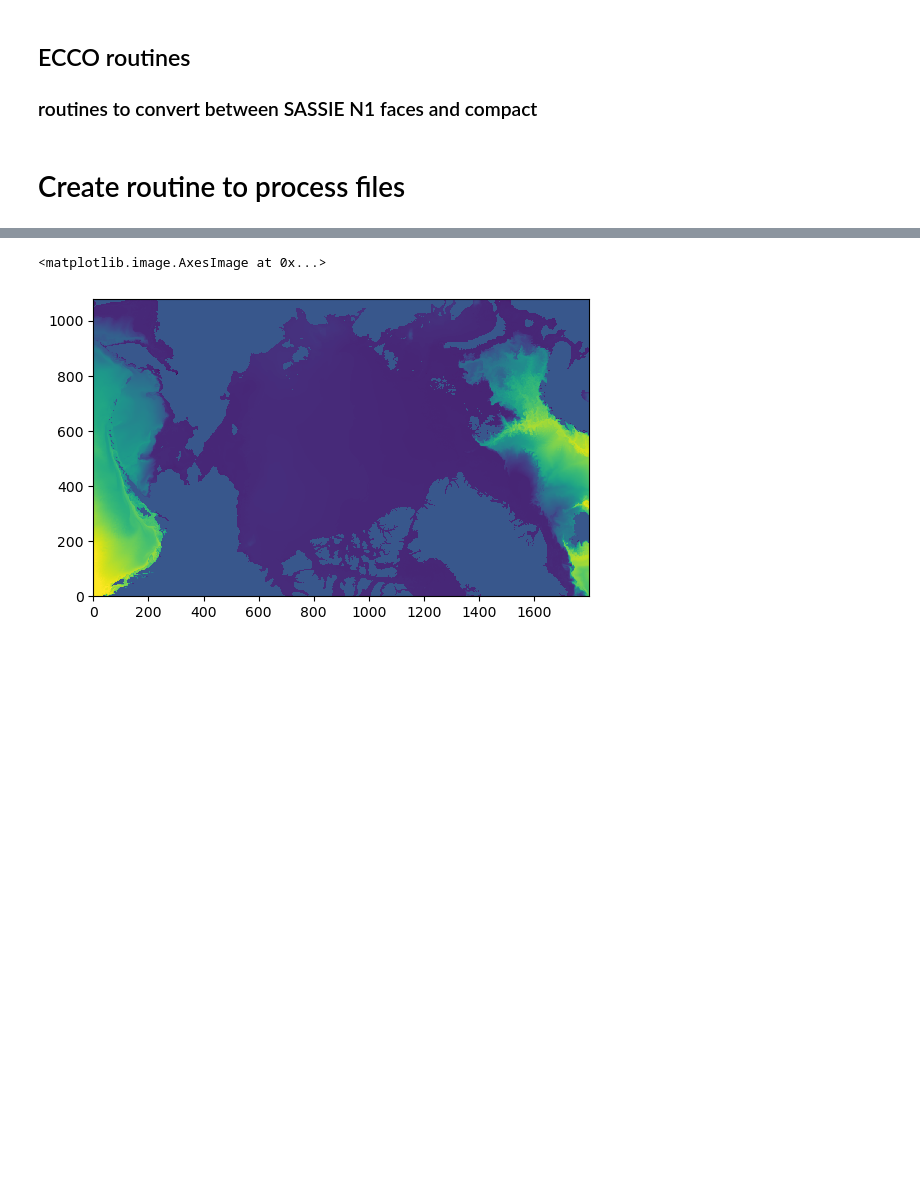
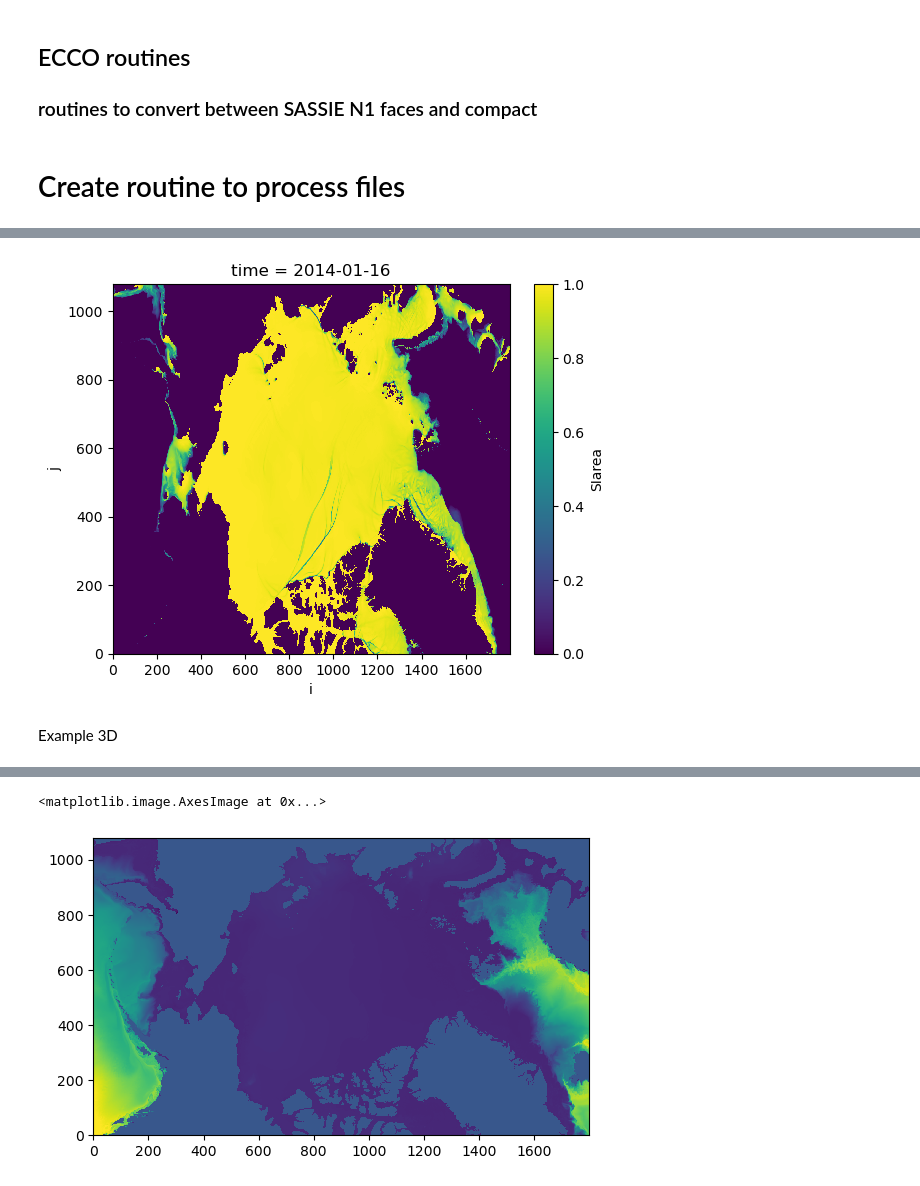
Before and after one commit to ifenty/SASSIE_downscale_ecco_v5, a Jupyter notebook: 01_open and read file.ipynb, the cells around one changed output, grey strips where cells are left out. Drawn from its saved outputs; the diff is of its cells as text; code cells hidden in the pictures; blank space fills up the shorter version.

Commit message:
worked on routine to process data fields

```diff
--- a/01_open and read file.ipynb
+++ b/01_open and read file.ipynb
@@ -368,0 +455,9 @@ var_select = 'THETA'
+# %%
+## look at example SIarea file
+ice_area_tmp = xr.open_dataset('/Users/mzahn/data/SASSIE/SASSIE_netcdfs/seaice_state_day_mean/SIarea/SASSIE_HH_SIarea_20140116.nc')
+# %%
+ice_area_tmp.SIarea.isel(time=0).plot();
+# %% [output]
+[figure, added]
+# %% [markdown]
+Example 3D
```
Also changed, not shown: parts of 34 cells of this notebook, 3 other files.
